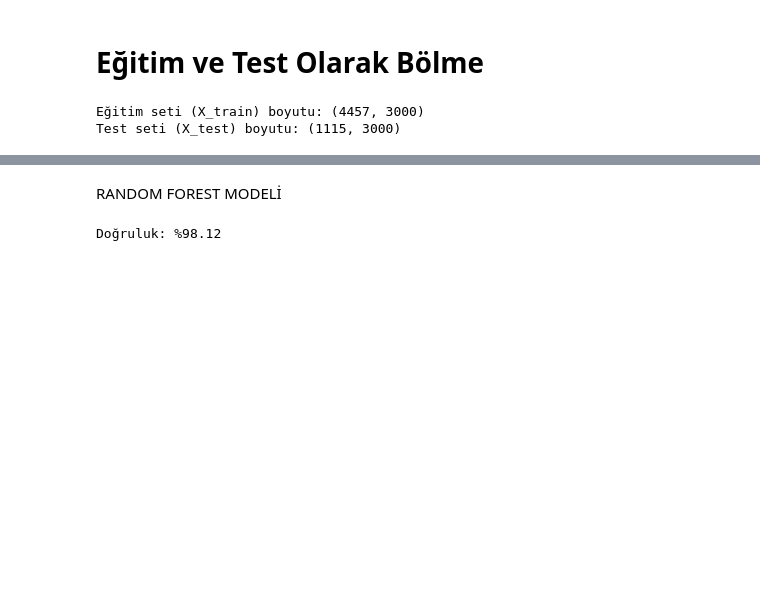
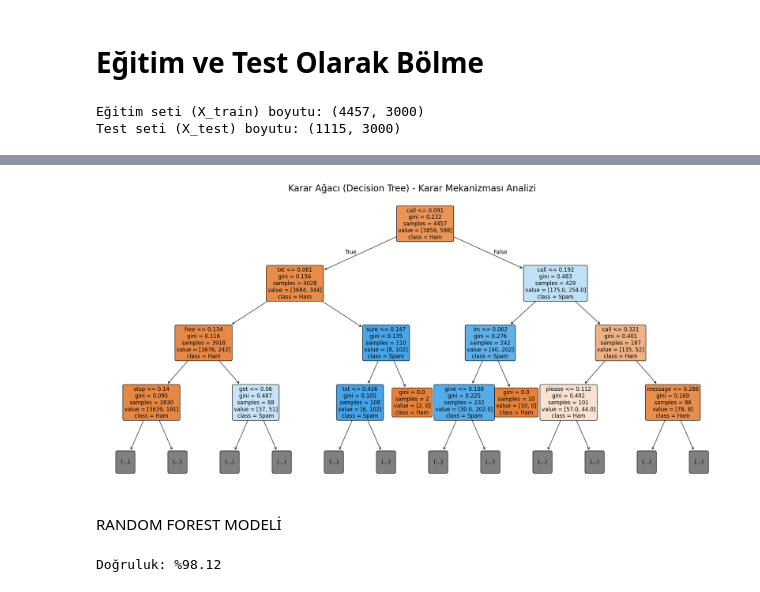
Before and after one commit to zeynepbykn/SMS_Spam_Tespiti_Proje, a Jupyter notebook: SMS_spam_veriBilimi_proje.ipynb, the cells around one changed output, grey strips where cells are left out. Drawn from its saved outputs; the diff is of its cells as text; code cells hidden in the pictures; blank space fills up the shorter version.

```diff
--- a/SMS_spam_veriBilimi_proje.ipynb
+++ b/SMS_spam_veriBilimi_proje.ipynb
@@ -140,3 +251,26 @@ Test seti (X_test) boyutu: (1115, 3000)
+# %%
+from sklearn import tree
+import matplotlib.pyplot as plt
+
+# 1. Görselin boyutunu ayarlıyoruz (Ağaç büyük olduğu için geniş bir alan lazım)
+plt.figure(figsize=(25, 12))
+
+# 2. Ağacı çizdiriyoruz
+# feature_names: Kelime isimlerini (tfidf'den gelen) kutucuklara yazar.
+# class_names: Karar sonucunu (Ham/Spam) belirtir.
+# filled=True: Kutucukları başarıya göre renklendirir.
+tree.plot_tree(dt_model,
+               feature_names=tfidf.get_feature_names_out(),
+               class_names=['Ham', 'Spam'],
+               filled=True,
+               rounded=True,
+               fontsize=12,
+               max_depth=3) # İlk 3 seviyeyi görmek yeterli, yoksa çok karışır.
+
+plt.title("Karar Ağacı (Decision Tree) - Karar Mekanizması Analizi", fontsize=20)
+plt.show()
+# %% [output]
+[figure, added]
 # %% [markdown]
 RANDOM FOREST MODELİ
 # %%
```
Also changed, not shown: parts of 9 cells of this notebook.
